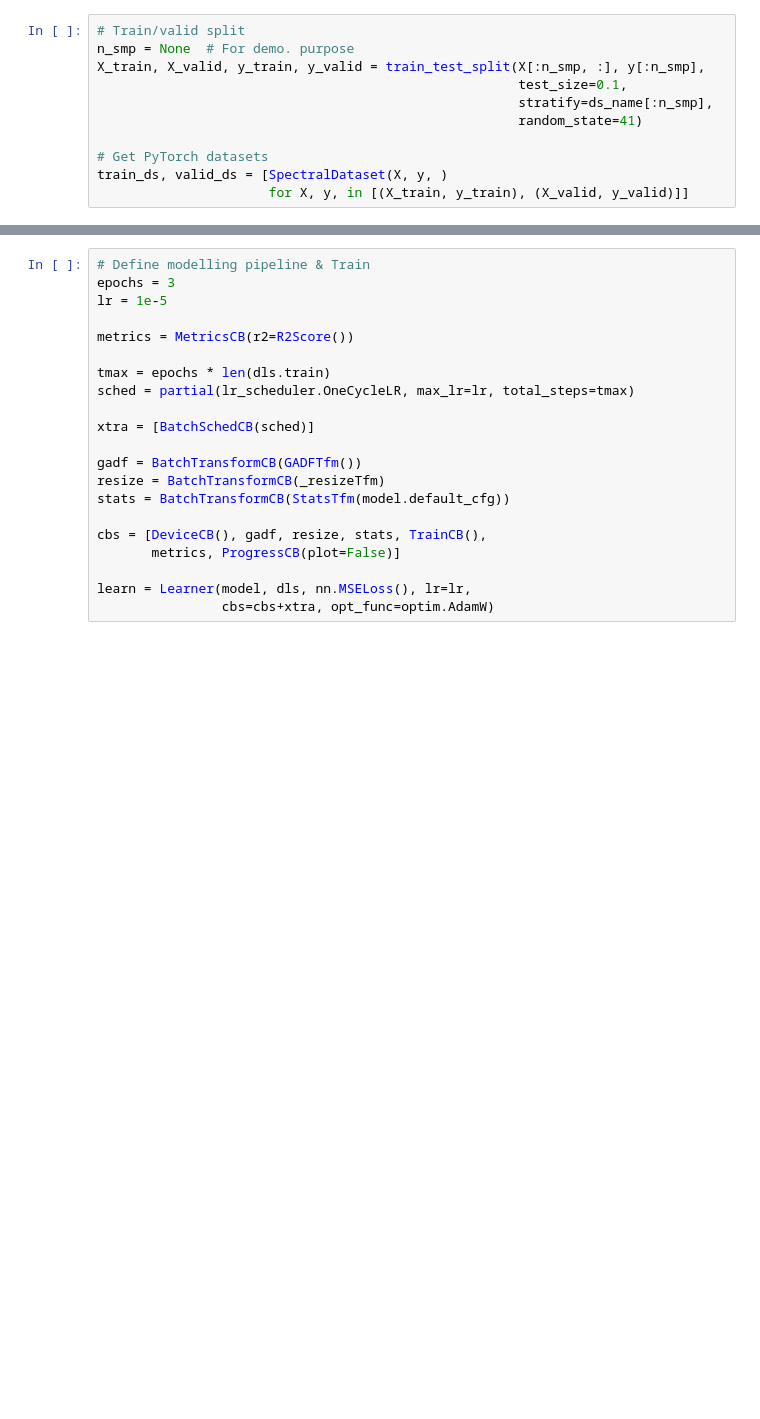
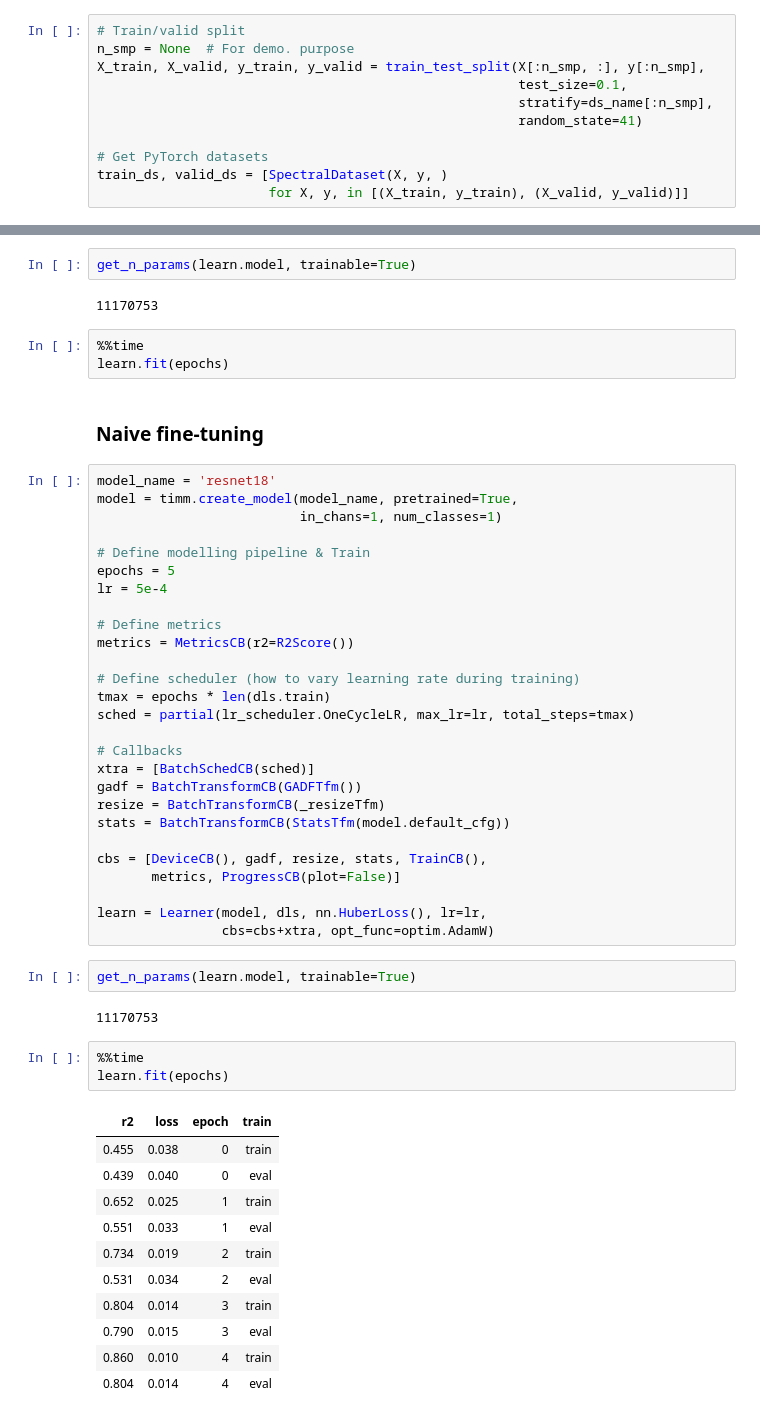
Before and after one commit to franckalbinet/lssm, a Jupyter notebook: nbs/paper/mir-kex.ipynb, the cells around one changed output, grey strips where cells are left out. Cells and saved outputs as stored; diff of their text form; blank space fills up the shorter version.

```diff
--- a/nbs/paper/mir-kex.ipynb
+++ b/nbs/paper/mir-kex.ipynb
@@ -116,15 +140,30 @@ sum(p.numel() for p in model.parameters() if p.requires_grad)
+# %%
+get_n_params(learn.model, trainable=True)
+# %% [output]
+11170753
+# %%
+%%time
+learn.fit(epochs)
+# %% [markdown]
+### Naive fine-tuning
 # %%
+model_name = 'resnet18'
+model = timm.create_model(model_name, pretrained=True,
+                          in_chans=1, num_classes=1)
+
 # Define modelling pipeline & Train
-epochs = 3
-lr = 1e-5
+epochs = 5
+lr = 5e-4
 
+# Define metrics
 metrics = MetricsCB(r2=R2Score())
 
+# Define scheduler (how to vary learning rate during training)
 tmax = epochs * len(dls.train)
 sched = partial(lr_scheduler.OneCycleLR, max_lr=lr, total_steps=tmax)
 
+# Callbacks
 xtra = [BatchSchedCB(sched)]
-
 gadf = BatchTransformCB(GADFTfm())
 resize = BatchTransformCB(_resizeTfm)
 stats = BatchTransformCB(StatsTfm(model.default_cfg))
@@ -132,5 +171,24 @@ stats = BatchTransformCB(StatsTfm(model.default_cfg))
 cbs = [DeviceCB(), gadf, resize, stats, TrainCB(),
        metrics, ProgressCB(plot=False)]
 
-learn = Learner(model, dls, nn.MSELoss(), lr=lr,
+learn = Learner(model, dls, nn.HuberLoss(), lr=lr,
                 cbs=cbs+xtra, opt_func=optim.AdamW)
+# %%
+get_n_params(learn.model, trainable=True)
+# %% [output]
+11170753
+# %%
+%%time
+learn.fit(epochs)
+# %% [output]
+| r2 | loss | epoch | train |
+| 0.455 | 0.038 | 0 | train |
+| 0.439 | 0.040 | 0 | eval |
+| 0.652 | 0.025 | 1 | train |
+| 0.551 | 0.033 | 1 | eval |
+| 0.734 | 0.019 | 2 | train |
+| 0.531 | 0.034 | 2 | eval |
+| 0.804 | 0.014 | 3 | train |
+| 0.790 | 0.015 | 3 | eval |
+| 0.860 | 0.010 | 4 | train |
+| 0.804 | 0.014 | 4 | eval |
```
Also changed, not shown: parts of 40 cells of this notebook, 8 other files.
